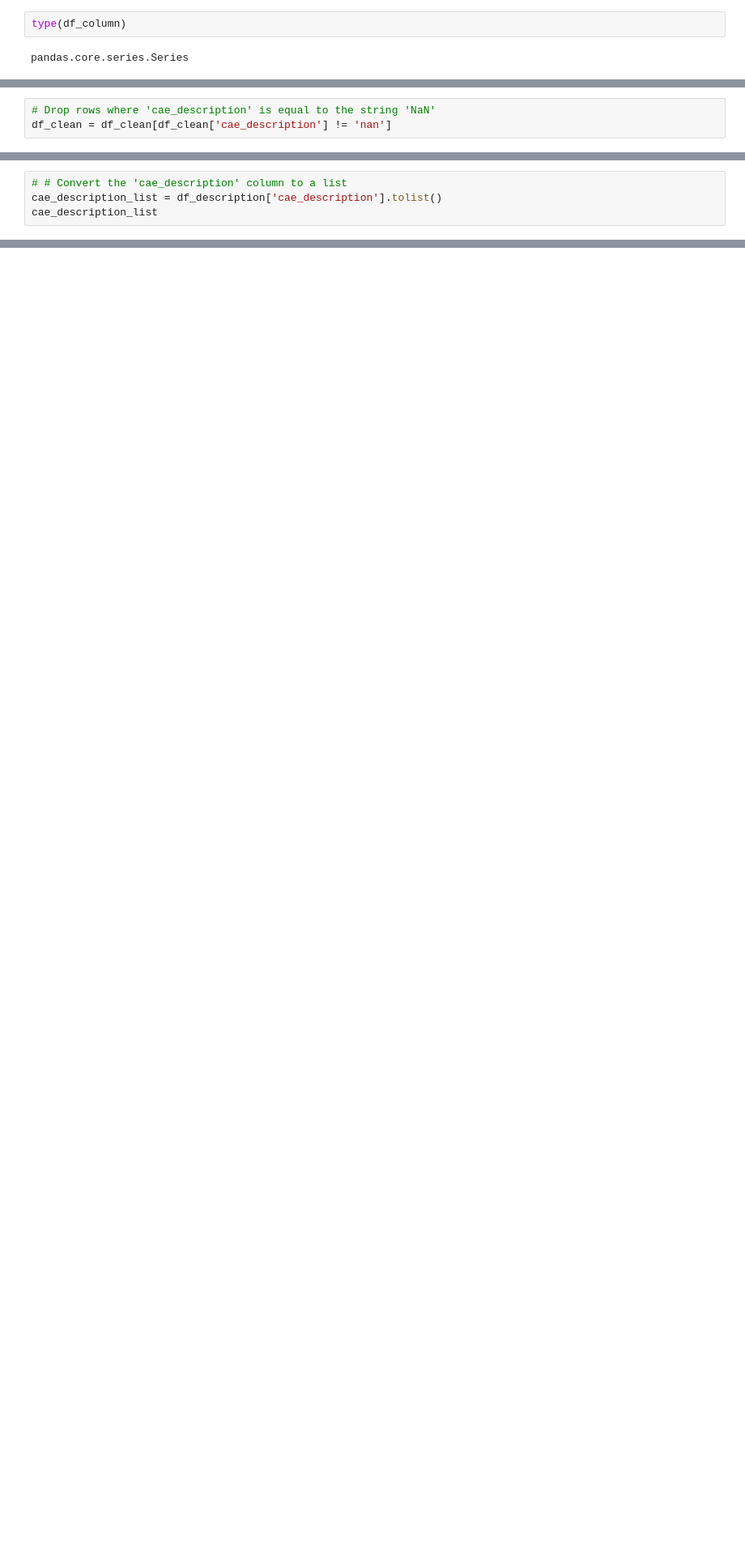
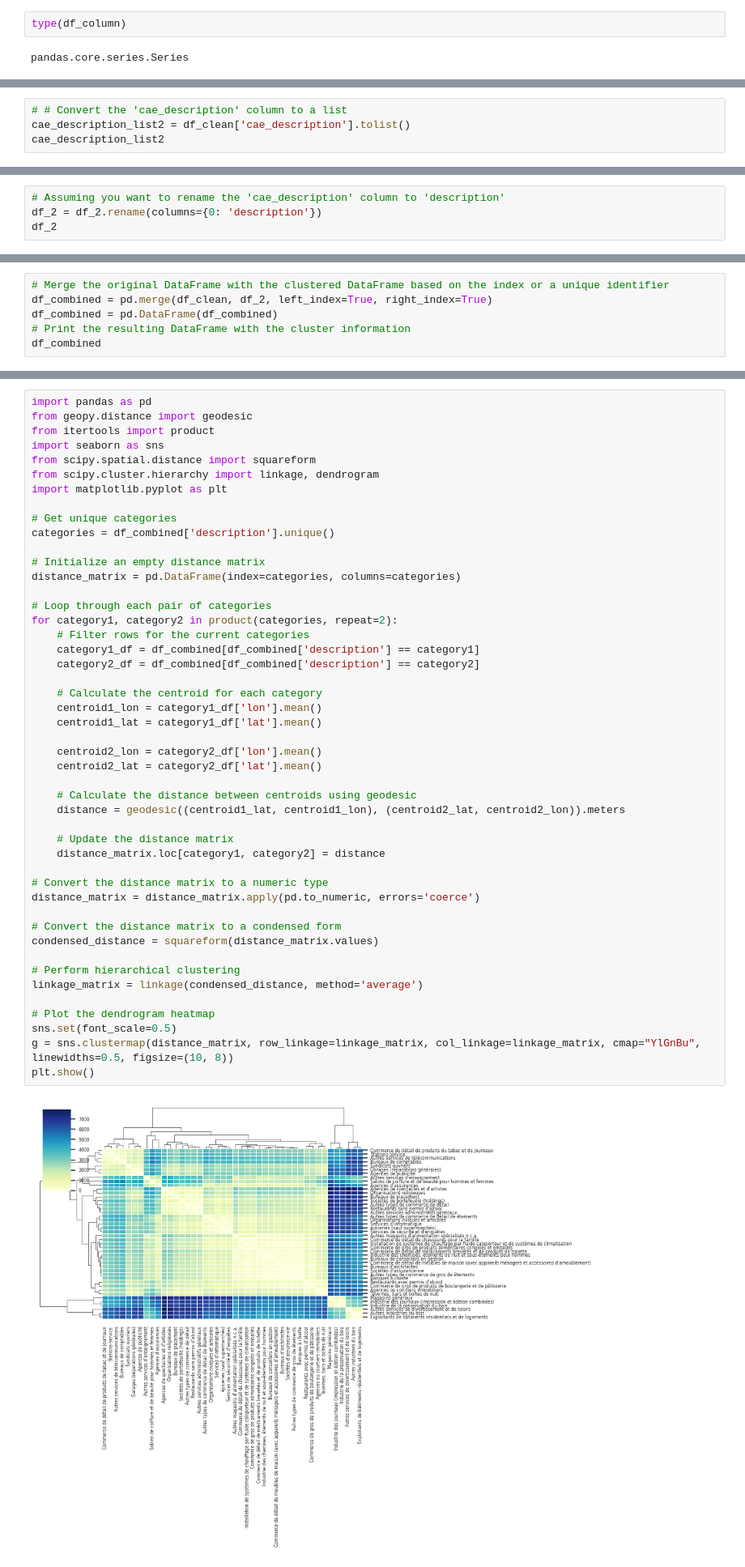
Before and after one commit to thebreadinbed/Testing_clusters_GEOG414, a Jupyter notebook: testing_cluster_text.ipynb, the cells around one changed output, grey strips where cells are left out. Shown at 81% size. Saved outputs shown, nothing was run; the diff lists cells and outputs as text; blank space fills up the shorter version.

```diff
--- a/testing_cluster_text.ipynb
+++ b/testing_cluster_text.ipynb
@@ -143,6 +161,3 @@ def replace_special_chars(description):
 
 # Apply the function to the 'cae_description' column
 df_clean['cae_description'] = df_clean['cae_description'].apply(replace_special_chars)
-# %%
-# Drop rows where 'cae_description' is equal to the string 'NaN'
-df_clean = df_clean[df_clean['cae_description'] != 'nan']
@@ -188,5 +174,5 @@ df_description
 # %%
 # # Convert the 'cae_description' column to a list
-cae_description_list = df_description['cae_description'].tolist()
-cae_description_list
+cae_description_list2 = df_clean['cae_description'].tolist()
+cae_description_list2
 # %% [output]
@@ -339,0 +299,4 @@ Cluster 15:
+# %%
+# Assuming you want to rename the 'cae_description' column to 'description'
+df_2 = df_2.rename(columns={0: 'description'})
+df_2
@@ -339,0 +317,6 @@ Cluster 15:
+# %%
+# Merge the original DataFrame with the clustered DataFrame based on the index or a unique identifier
+df_combined = pd.merge(df_clean, df_2, left_index=True, right_index=True)
+df_combined = pd.DataFrame(df_combined)
+# Print the resulting DataFrame with the cluster information
+df_combined
@@ -339,0 +474,49 @@ Cluster 15:
+# %%
+import pandas as pd
+from geopy.distance import geodesic
+from itertools import product
+import seaborn as sns
+from scipy.spatial.distance import squareform
+from scipy.cluster.hierarchy import linkage, dendrogram
+import matplotlib.pyplot as plt
+
+# Get unique categories
+categories = df_combined['description'].unique()
+
+# Initialize an empty distance matrix
+distance_matrix = pd.DataFrame(index=categories, columns=categories)
+
+# Loop through each pair of categories
+for category1, category2 in product(categories, repeat=2):
+    # Filter rows for the current categories
+    category1_df = df_combined[df_combined['description'] == category1]
+    category2_df = df_combined[df_combined['description'] == category2]
+
+    # Calculate the centroid for each category
+    centroid1_lon = category1_df['lon'].mean()
+    centroid1_lat = category1_df['lat'].mean()
+
+    centroid2_lon = category2_df['lon'].mean()
+    centroid2_lat = category2_df['lat'].mean()
+
+    # Calculate the distance between centroids using geodesic
+    distance = geodesic((centroid1_lat, centroid1_lon), (centroid2_lat, centroid2_lon)).meters
+
+    # Update the distance matrix
+    distance_matrix.loc[category1, category2] = distance
+
+# Convert the distance matrix to a numeric type
+distance_matrix = distance_matrix.apply(pd.to_numeric, errors='coerce')
+
+# Convert the distance matrix to a condensed form
+condensed_distance = squareform(distance_matrix.values)
+
+# Perform hierarchical clustering
+linkage_matrix = linkage(condensed_distance, method='average')
+
+# Plot the dendrogram heatmap
+sns.set(font_scale=0.5)
+g = sns.clustermap(distance_matrix, row_linkage=linkage_matrix, col_linkage=linkage_matrix, cmap="YlGnBu", linewidths=0.5, figsize=(10, 8))
+plt.show()
+# %% [output]
+[figure, added]
```
Also changed, not shown: parts of 30 cells of this notebook.
